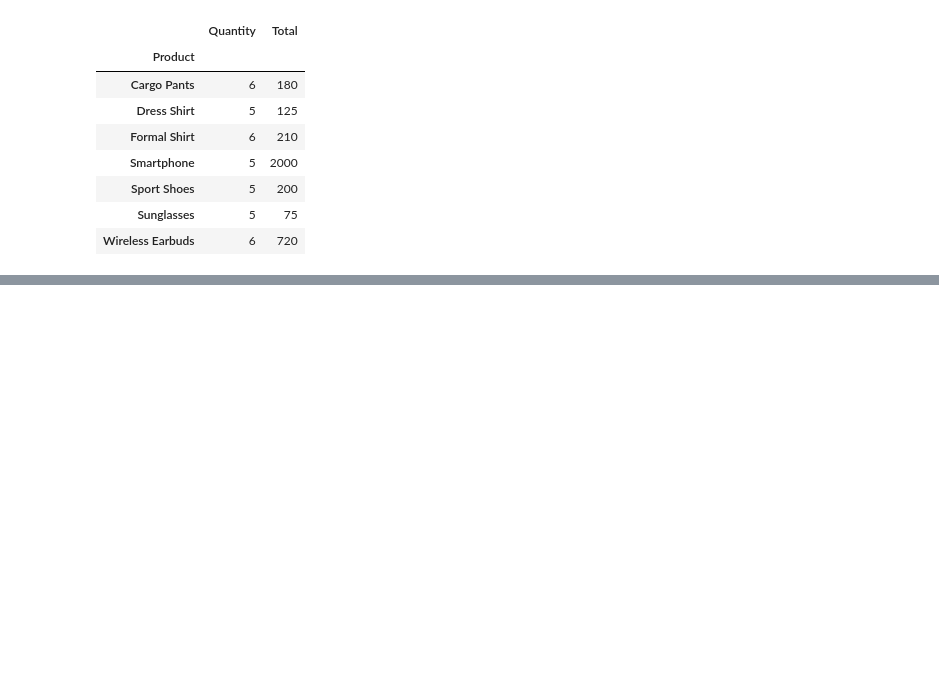
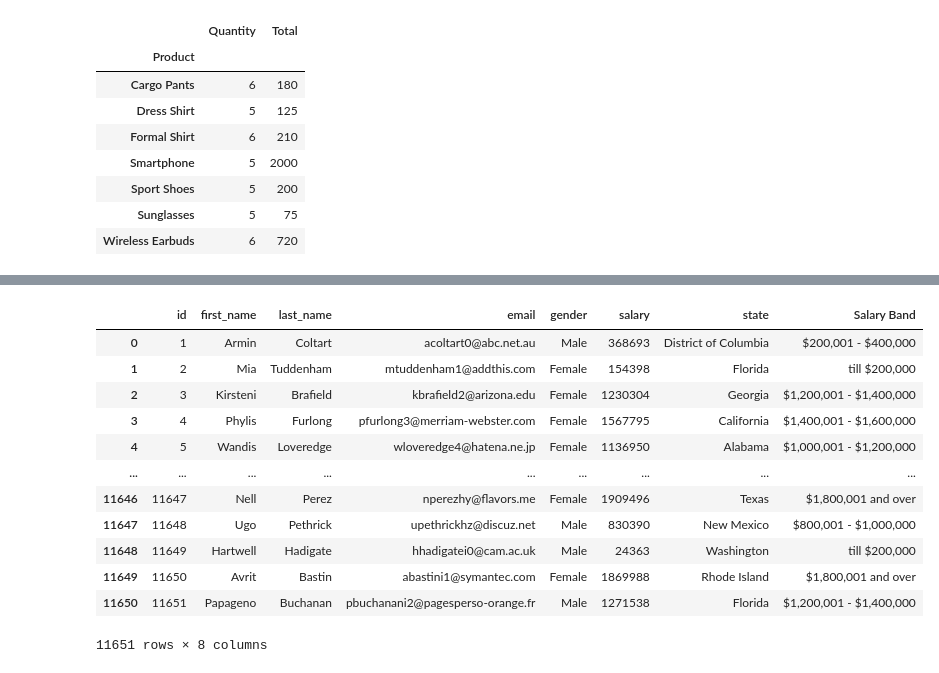
Before and after one commit to JamshidVahobov/pythonhomeworks, a Jupyter notebook: lesson-19/homework/homework19.ipynb, the cells around one changed output, grey strips where cells are left out. Cells and saved outputs as stored; diff of their text form; code cells hidden in the pictures; blank space fills up the shorter version.

```diff
--- a/lesson-19/homework/homework19.ipynb
+++ b/lesson-19/homework/homework19.ipynb
@@ -86,3 +86,29 @@ df.groupby('Product').agg({'Quantity':'sum','Total':'sum'}).query('Quantity >= 5
 | Sport Shoes | 5 | 200 |
 | Sunglasses | 5 | 75 |
 | Wireless Earbuds | 6 | 720 |
+# %%
+import pandas as pd
+import numpy as np
+import sqlite3
+#sqlite
+connection = sqlite3.connect('task\population.db')
+
+cursor = connection.cursor()
+
+query = "SELECT * from population;"
+
+results = cursor.execute(query)
+
+row = results.fetchall()
+
+cursor.close()
+connection.commit()
+connection.close()
+# %%
+columns = ['id','first_name','last_name','email','gender','salary','state']
+population = pd.DataFrame(row,columns=columns)
+population_salary = pd.read_excel('task\\population_salary_analysis.xlsx')
+# %%
+bins = [0,200000,400000,600000,800000,1000000,1200000,1400000,1600000,1800000,100000000]
+labels = ['till $200,000','$200,001 - $400,000','$400,001 - $600,000','$600,001 - $800,000','$800,001 - $1,000,000','$1,000,001 - $1,200,000','$1,200,001 - $1,400,000','$1,400,001 - $1,600,000','$1,600,001 - $1,800,000','$1,800,001 and over']
+population['Salary Band'] = pd.cut(population['salary'],bins=bins,labels=labels)
@@ -88,0 +144,16 @@ df.groupby('Product').agg({'Quantity':'sum','Total':'sum'}).query('Quantity >= 5
+# %%
+population
+# %% [output]
+|  | id | first_name | last_name | email | gender | salary | state | Salary Band |
+| 0 | 1 | Armin | Coltart | acoltart0@abc.net.au | Male | 368693 | District of Columbia | $200,001 - $400,000 |
+| 1 | 2 | Mia | Tuddenham | mtuddenham1@addthis.com | Female | 154398 | Florida | till $200,000 |
+| 2 | 3 | Kirsteni | Brafield | kbrafield2@arizona.edu | Female | 1230304 | Georgia | $1,200,001 - $1,400,000 |
+| 3 | 4 | Phylis | Furlong | pfurlong3@merriam-webster.com | Female | 1567795 | California | $1,400,001 - $1,600,000 |
+| 4 | 5 | Wandis | Loveredge | wloveredge4@hatena.ne.jp | Female | 1136950 | Alabama | $1,000,001 - $1,200,000 |
+| ... | ... | ... | ... | ... | ... | ... | ... | ... |
+| 11646 | 11647 | Nell | Perez | nperezhy@flavors.me | Female | 1909496 | Texas | $1,800,001 and over |
+| 11647 | 11648 | Ugo | Pethrick | upethrickhz@discuz.net | Male | 830390 | New Mexico | $800,001 - $1,000,000 |
+| 11648 | 11649 | Hartwell | Hadigate | hhadigatei0@cam.ac.uk | Male | 24363 | Washington | till $200,000 |
+| 11649 | 11650 | Avrit | Bastin | abastini1@symantec.com | Female | 1869988 | Rhode Island | $1,800,001 and over |
+| 11650 | 11651 | Papageno | Buchanan | pbuchanani2@pagesperso-orange.fr | Male | 1271538 | Florida | $1,200,001 - $1,400,000 |
+11651 rows × 8 columns
```
Also changed, not shown: parts of 2 cells of this notebook.
